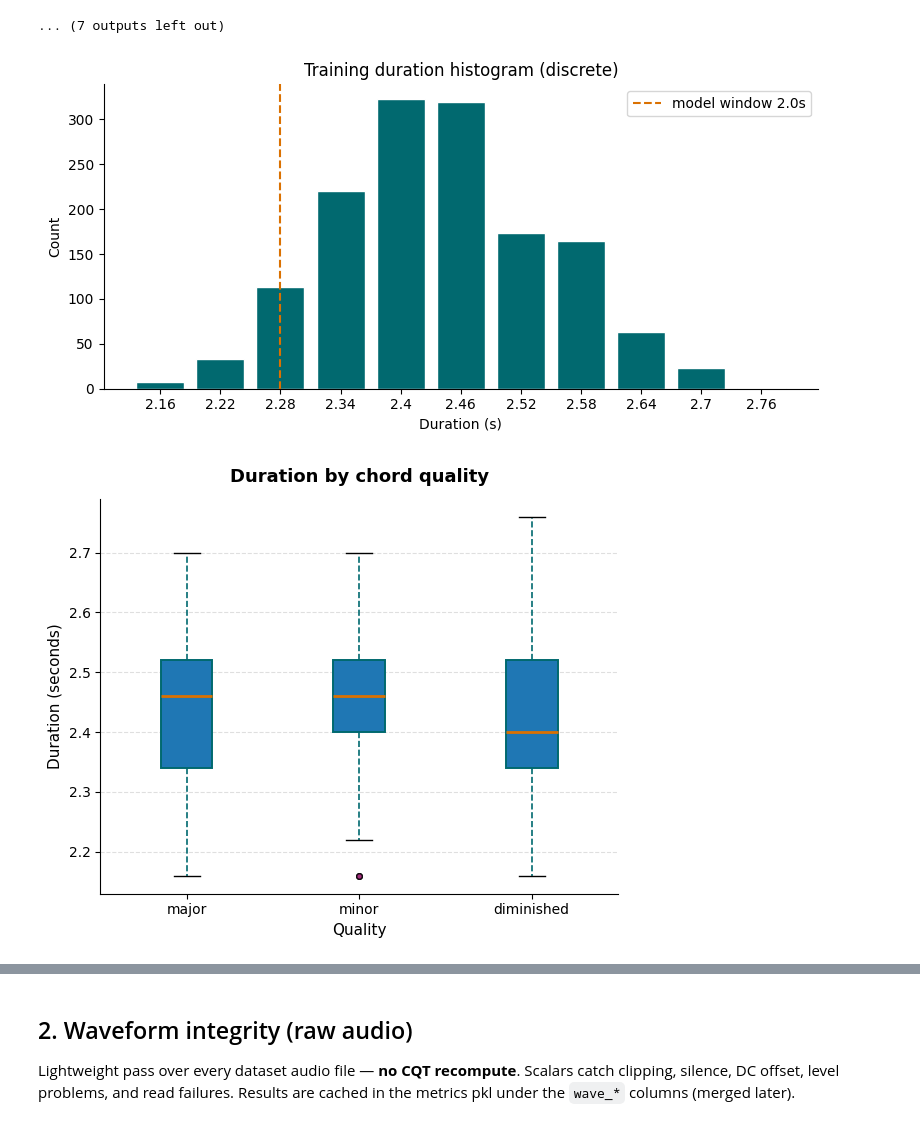
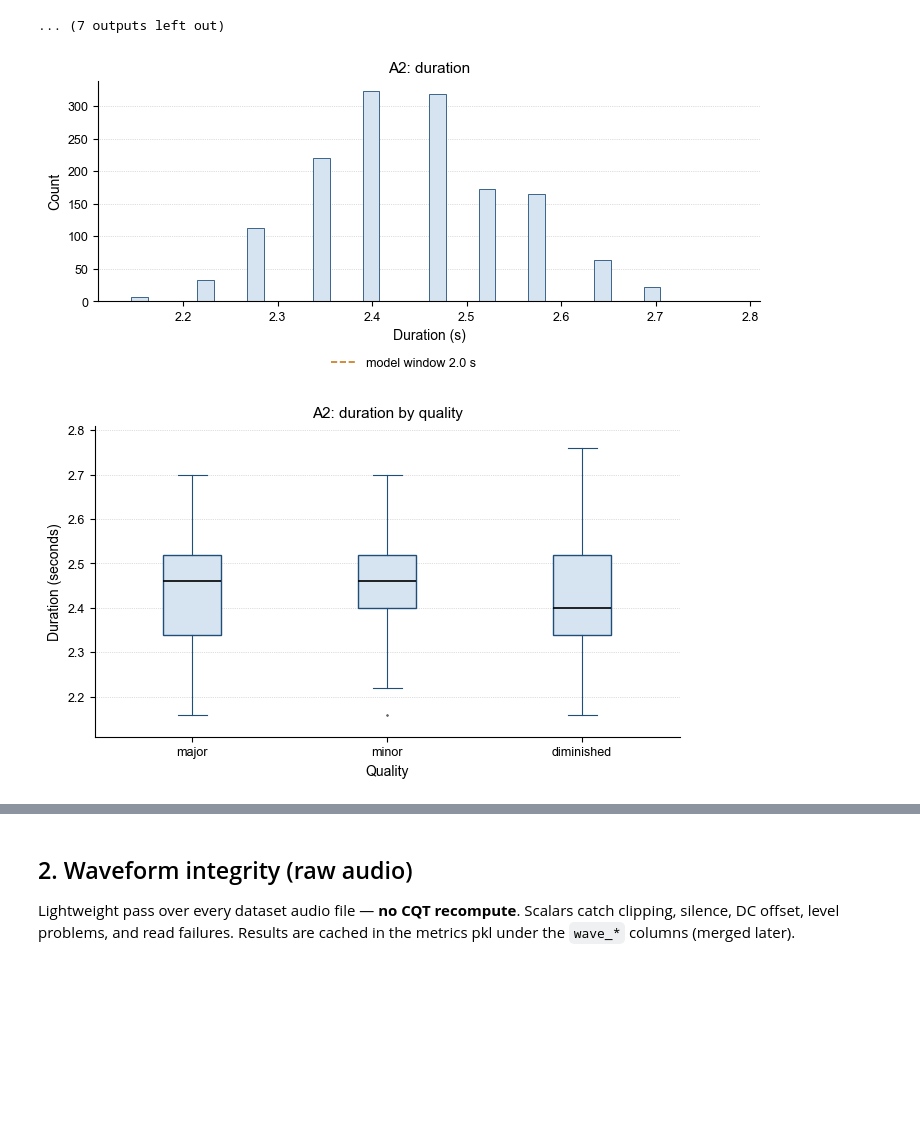
Before and after one commit to sglkc/chord-detector, a Jupyter notebook: training/notebooks/flow-2/dataset-info.ipynb, the cells around one changed output, grey strips where cells are left out. Drawn from its saved outputs; the diff is of its cells as text; code cells hidden in the pictures; blank space fills up the shorter version.

```diff
--- a/training/notebooks/flow-2/dataset-info.ipynb
+++ b/training/notebooks/flow-2/dataset-info.ipynb
@@ -369,61 +497,51 @@ display(cls_dur)
 ... (7 outputs left out)
 # %%
 def _base_fig(n_groups, title, xlabel, ylabel="Duration (seconds)"):
-    fig, ax = plt.subplots(figsize=(max(6, n_groups * 0.35), 5))
-    ax.set_title(title, fontsize=13, fontweight="bold", pad=12)
-    ax.set_xlabel(xlabel, fontsize=11)
-    ax.set_ylabel(ylabel, fontsize=11)
-    ax.grid(axis="y", linestyle="--", alpha=0.4)
-    ax.spines[["top", "right"]].set_visible(False)
+    fig, ax = plt.subplots(figsize=(max(6.4, n_groups * 0.32), 3.8), layout="constrained")
+    ax.set_title(title)
+    ax.set_xlabel(xlabel)
+    ax.set_ylabel(ylabel)
+    style_ax(ax)
     return fig, ax
 
 
+# Duration axis follows this dataset (no empty tail to 3.2 s)
+dur_lim = (
+    float(df["duration_s"].min()) - 0.05,
+    float(df["duration_s"].max()) + 0.05,
+)
+
 # Duration histogram
-fig, ax = plt.subplots(figsize=(8, 4))
-vals = sorted(df["duration_s"].round(6).unique())
-counts = df["duration_s"].round(6).value_counts().reindex(vals).fillna(0)
-ax.bar([str(v) for v in vals], counts.values, color="#01696f", edgecolor="white")
-ax.axvline(2.0, color="#da7101", linestyle="--", linewidth=1.5, label="model window 2.0s")
-ax.set_title("Training duration histogram (discrete)")
-ax.set_xlabel("Duration (s)")
+fig, ax = plt.subplots(figsize=(7.2, 3.2), layout="constrained")
+hist_metric(
+    ax, df["duration_s"], f"{DATASET_LABEL}: duration",
+    xlim=dur_lim, xlabel="Duration (s)",
+)
+ax.axvline(2.0, color=C_ACCENT, linestyle="--", linewidth=1.2)
 ax.set_ylabel("Count")
-ax.legend()
-ax.spines[["top", "right"]].set_visible(False)
-plt.tight_layout()
+fig.legend(
+    handles=[plt.Line2D([0], [0], color=C_ACCENT, linestyle="--", linewidth=1.2)],
+    labels=["model window 2.0 s"],
+    loc="outside lower center",
+)
 plt.show()
 
 # Duration by quality
 qualities = ["major", "minor", "diminished"]
 data_q = [df.loc[df.quality == q, "duration_s"].values for q in qualities]
-fig, ax = _base_fig(len(qualities), "Duration by chord quality", "Quality")
-ax.boxplot(
-    data_q,
-    tick_labels=qualities,
-    boxprops=BOXPROPS,
-    whiskerprops=WHISKERPROPS,
-    medianprops=MEDIANPROPS,
-    flierprops=FLIERPROPS,
-    patch_artist=True,
-)
-plt.tight_layout()
+fig, ax = _base_fig(len(qualities), f"{DATASET_LABEL}: duration by quality", "Quality")
+styled_boxplot(ax, data_q, qualities)
+ax.set_ylim(*dur_lim)
 plt.show()
 
-# Duration by class (compact)
+# Duration by class
 class_names = sorted(df["class_name"].unique())
 data_c = [df.loc[df.class_name == c, "duration_s"].values for c in class_names]
-fig, ax = _base_fig(len(class_names), "Duration by class (training)", "Class")
-ax.boxplot(
-    data_c,
-    tick_labels=class_names,
-    boxprops={**BOXPROPS, "facecolor": "#cedcd8"},
-    whiskerprops=WHISKERPROPS,
-    medianprops=MEDIANPROPS,
-    flierprops=FLIERPROPS,
-    patch_artist=True,
-)
-plt.xticks(rotation=45, ha="right", fontsize=7)
-plt.tight_layout()
+fig, ax = _base_fig(len(class_names), f"{DATASET_LABEL}: duration by class", "Class")
+styled_boxplot(ax, data_c, class_names)
+ax.set_ylim(*dur_lim)
+plt.setp(ax.get_xticklabels(), rotation=45, ha="right", fontsize=7)
 plt.show()
 # %% [output]
-[figure, old version]
+[figure, new version]
-[figure, old version]
+[figure, new version]
```
Also changed, not shown: parts of 11 cells of this notebook, 4 other files.
